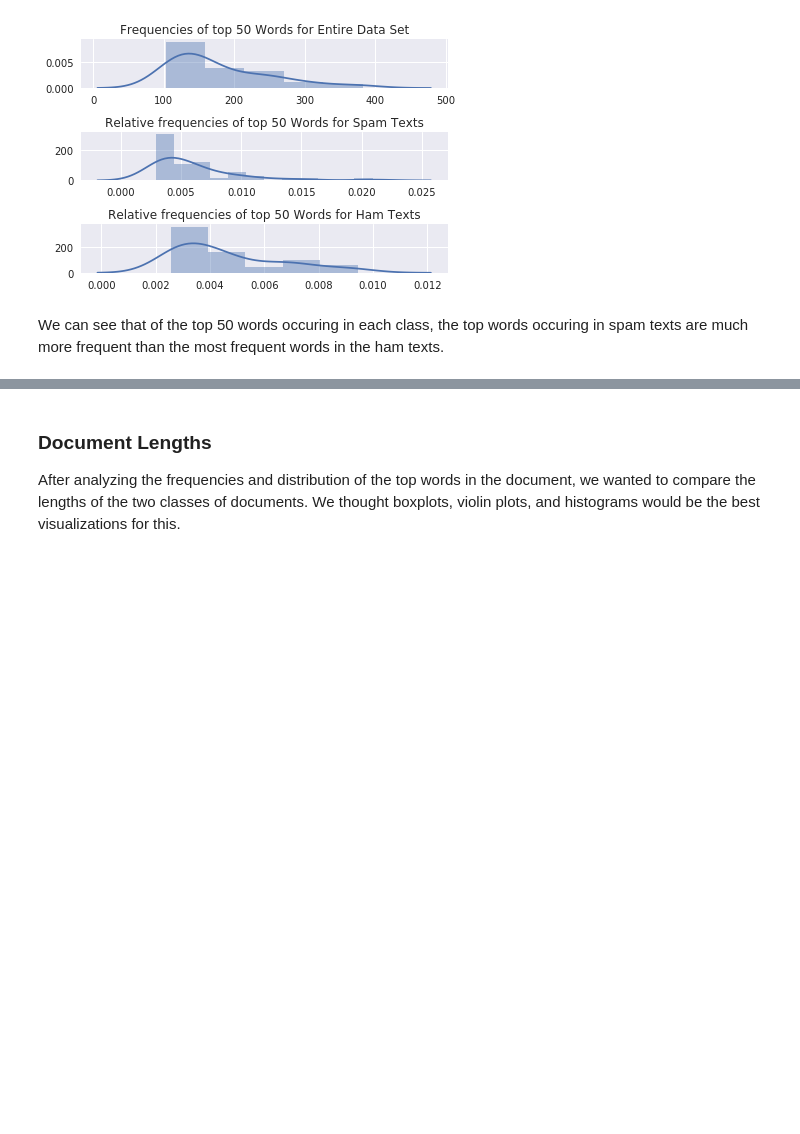
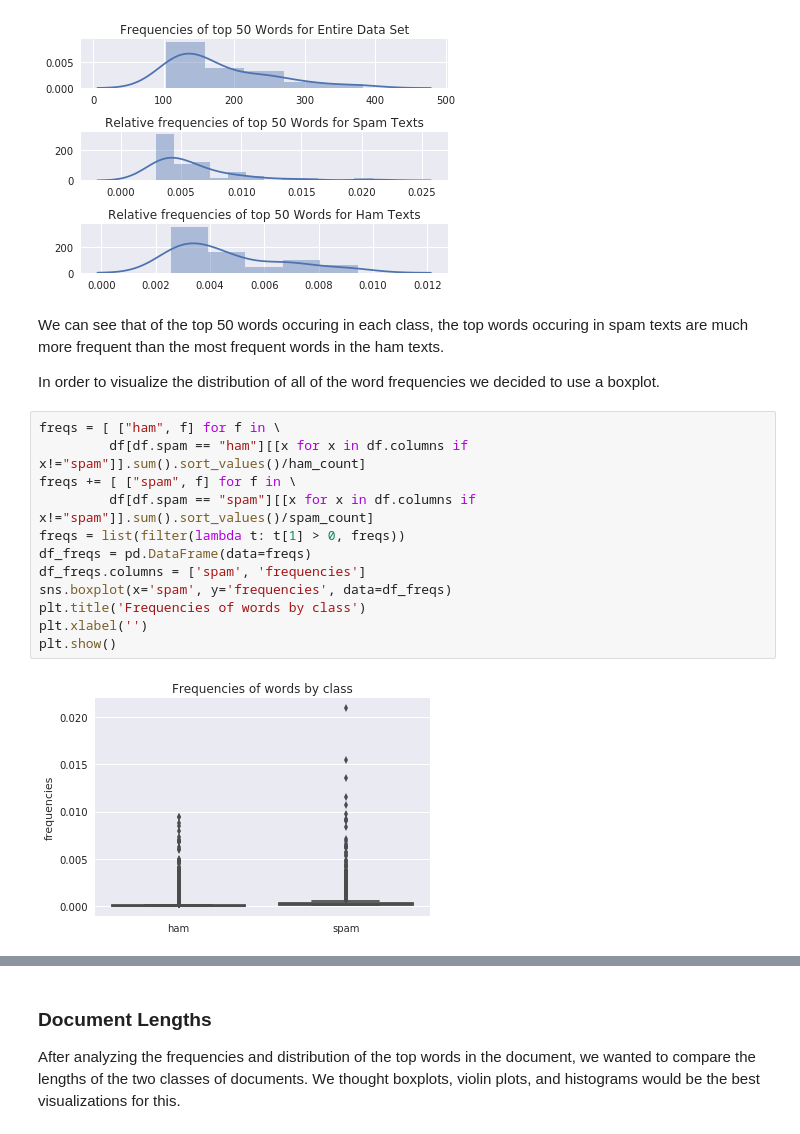
Before and after one commit to LukeWood/SpamVsHamDataAnalysis, a Jupyter notebook: DraftReport-2.ipynb, the cells around one changed output, grey strips where cells are left out. Saved outputs shown, nothing was run; the diff lists cells and outputs as text; blank space fills up the shorter version.

Commit message:
add frequency boxplots

```diff
--- a/DraftReport-2.ipynb
+++ b/DraftReport-2.ipynb
@@ -189,3 +189,19 @@ plt.show()
 [figure]
 # %% [markdown]
 We can see that of the top 50 words occuring in each class, the top words occuring in spam texts are much more frequent than the most frequent words in the ham texts.
+
+In order to visualize the distribution of all of the word frequencies we decided to use a boxplot.
+# %%
+freqs = [ ["ham", f] for f in \
+         df[df.spam == "ham"][[x for x in df.columns if x!="spam"]].sum().sort_values()/ham_count]
+freqs += [ ["spam", f] for f in \
+         df[df.spam == "spam"][[x for x in df.columns if x!="spam"]].sum().sort_values()/spam_count]
+freqs = list(filter(lambda t: t[1] > 0, freqs))
+df_freqs = pd.DataFrame(data=freqs)
+df_freqs.columns = ['spam', 'frequencies']
+sns.boxplot(x='spam', y='frequencies', data=df_freqs)
+plt.title('Frequencies of words by class')
+plt.xlabel('')
+plt.show()
+# %% [output]
+[figure, added]
```
Also changed, not shown: parts of 5 cells of this notebook.
